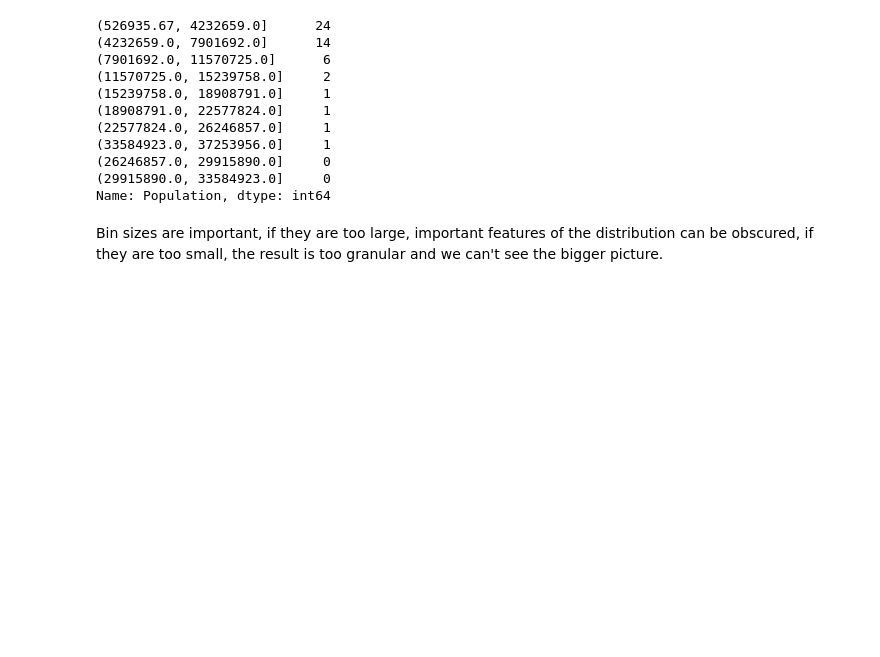
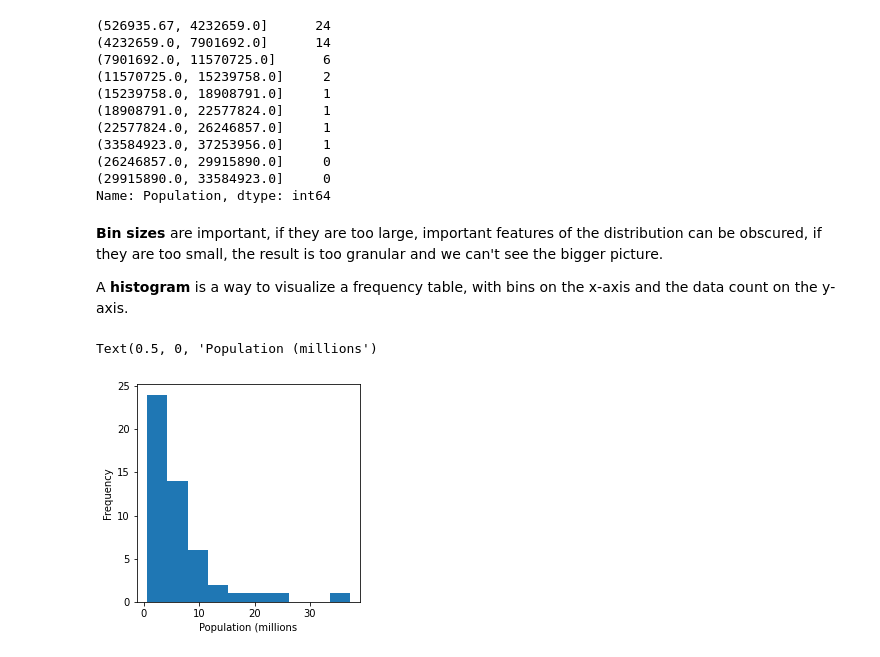
Before and after one commit to gellanz/Mastering_DS_ML, a Jupyter notebook: Practical_Statistics_for_DS/CH1/CH1.ipynb, the cells around one changed output. Cells and saved outputs as stored; diff of their text form; code cells hidden in the pictures; blank space fills up the shorter version.

```diff
--- a/Practical_Statistics_for_DS/CH1/CH1.ipynb
+++ b/Practical_Statistics_for_DS/CH1/CH1.ipynb
@@ -110,4 +111,13 @@ binnedPopulation.value_counts()
 (29915890.0, 33584923.0]     0
 Name: Population, dtype: int64
 # %% [markdown]
-Bin sizes are important, if they are too large, important features of the distribution can be obscured, if they are too small, the result is too granular and we can't see the bigger picture.
+**Bin sizes** are important, if they are too large, important features of the distribution can be obscured, if they are too small, the result is too granular and we can't see the bigger picture.
+
+A **histogram** is a way to visualize a frequency table, with bins on the x-axis and the data count on the y-axis.
+# %%
+# Creating a histogram
+ax = (state['Population'] / 1_000_000).plot.hist(figsize=(4, 4))
+ax.set_xlabel('Population (millions')
+# %% [output]
+Text(0.5, 0, 'Population (millions')
+[figure, added]
```
Also changed, not shown: parts of 11 cells of this notebook, 16 other files.
